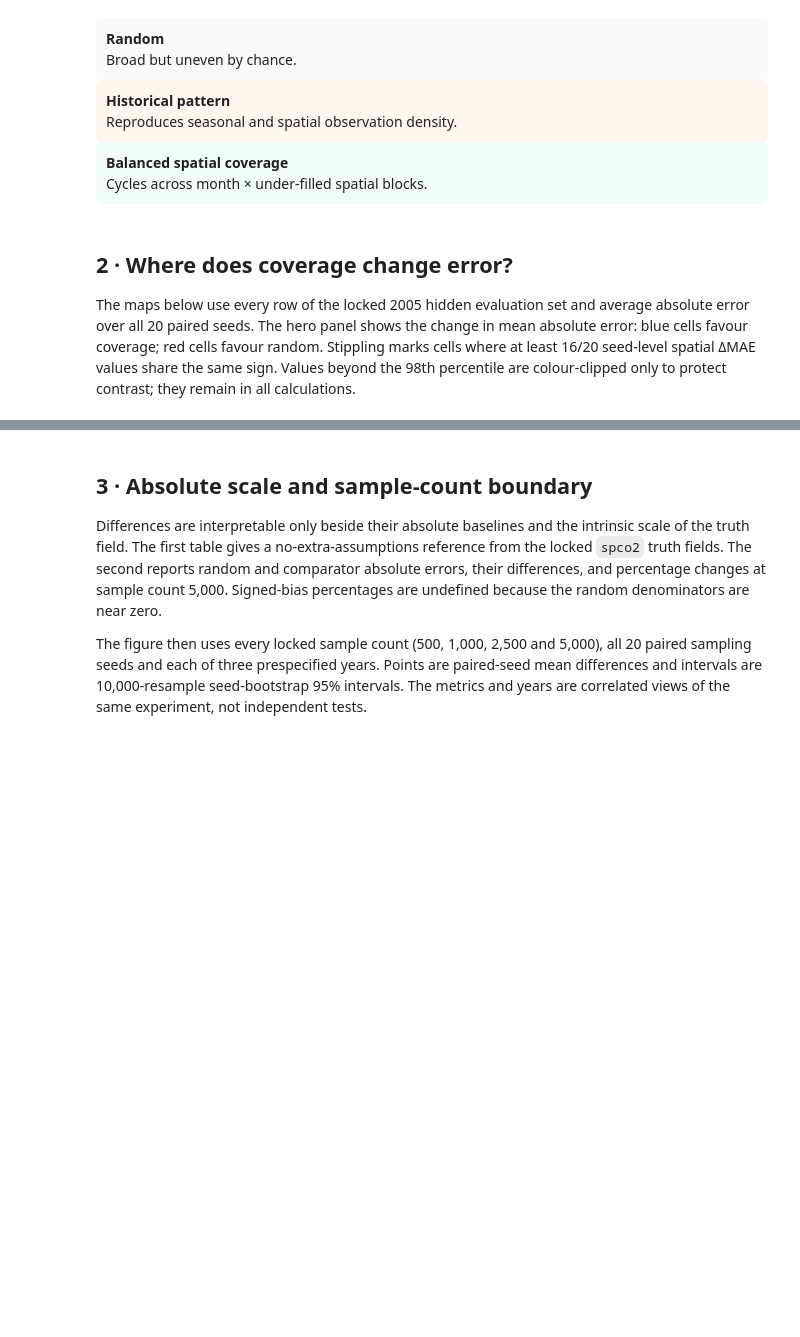
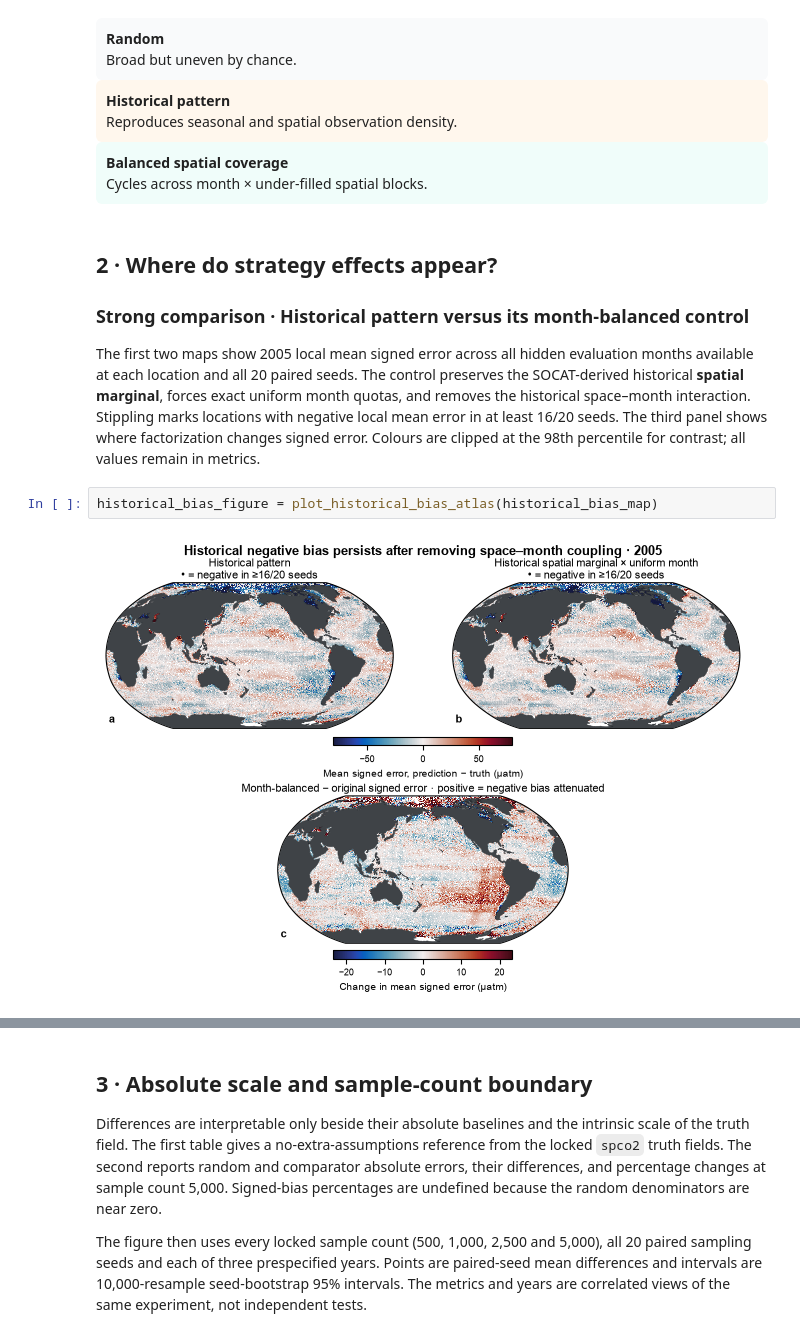
Before and after one commit to BokaiHe/ocean-carbon-sampling, a Jupyter notebook: notebooks/published/osse_visual_story_demo.ipynb, the cells around one changed output, grey strips where cells are left out. Drawn from its saved outputs; the diff is of its cells as text; blank space fills up the shorter version.

```diff
--- a/notebooks/published/osse_visual_story_demo.ipynb
+++ b/notebooks/published/osse_visual_story_demo.ipynb
@@ -82,6 +113,12 @@ sampling_figure = plot_sampling_atlas(sampling, budget=5000, seed=0)
 <div style="padding:10px;background:#F0FDFA;border-radius:6px;"><b>Balanced spatial coverage</b><br>Cycles across month × under-filled spatial blocks.</div>
 </div>
 # %% [markdown]
-## 2 · Where does coverage change error?
+## 2 · Where do strategy effects appear?
 
-The maps below use every row of the locked 2005 hidden evaluation set and average absolute error over all 20 paired seeds. The hero panel shows the change in mean absolute error: blue cells favour coverage; red cells favour random. Stippling marks cells where at least 16/20 seed-level spatial ΔMAE values share the same sign. Values beyond the 98th percentile are colour-clipped only to protect contrast; they remain in all calculations.
+### Strong comparison · Historical pattern versus its month-balanced control
+
+The first two maps show 2005 local mean signed error across all hidden evaluation months available at each location and all 20 paired seeds. The control preserves the SOCAT-derived historical **spatial marginal**, forces exact uniform month quotas, and removes the historical space–month interaction. Stippling marks locations with negative local mean error in at least 16/20 seeds. The third panel shows where factorization changes signed error. Colours are clipped at the 98th percentile for contrast; all values remain in metrics.
+# %%
+historical_bias_figure = plot_historical_bias_atlas(historical_bias_map)
+# %% [output]
+[figure, added]
```
Also changed, not shown: parts of 11 cells of this notebook, 15 other files.
